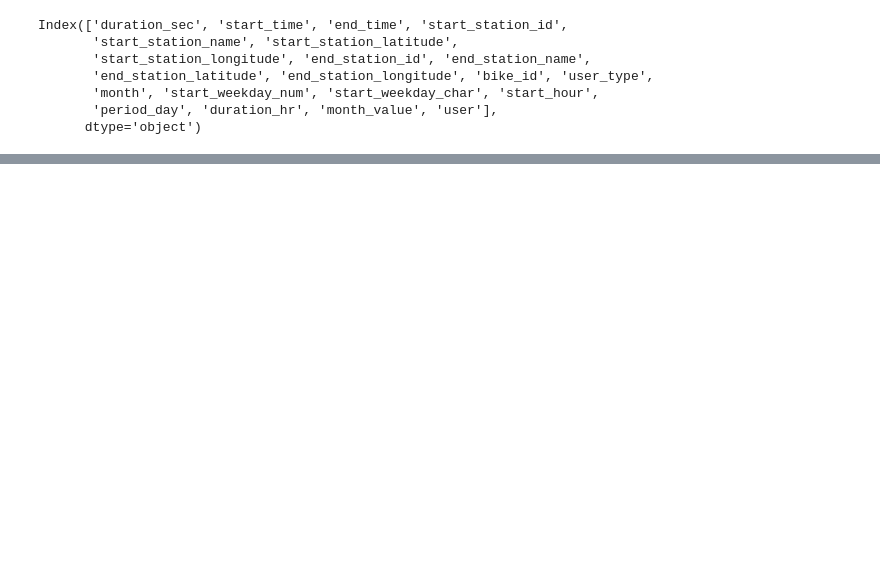
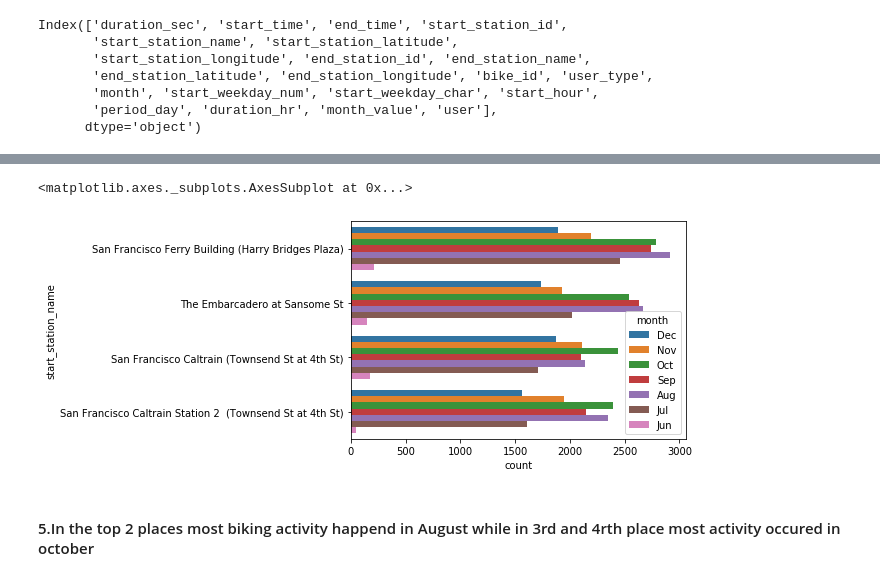
Before and after one commit to Siddharth1698/Ford-GoBike-Data-Visualization, a Jupyter notebook: exploration.ipynb, the cells around one changed output, grey strips where cells are left out. Drawn from its saved outputs; the diff is of its cells as text; code cells hidden in the pictures; blank space fills up the shorter version.

```diff
--- a/exploration.ipynb
+++ b/exploration.ipynb
@@ -388,0 +391,7 @@ sb.countplot(data = df, y = 'end_station_name', hue = 'period_day', order=df.sta
+# %%
+sb.countplot(data = df, y = 'start_station_name', hue = 'month', order=df.start_station_name.value_counts().iloc[:4].index)
+# %% [output]
+<matplotlib.axes._subplots.AxesSubplot at 0x...>
+[figure, added]
+# %% [markdown]
+#### 5.In the top 2 places most biking activity happend in August while in 3rd and 4rth place most activity occured in october
```
Also changed, not shown: parts of 13 cells of this notebook.
